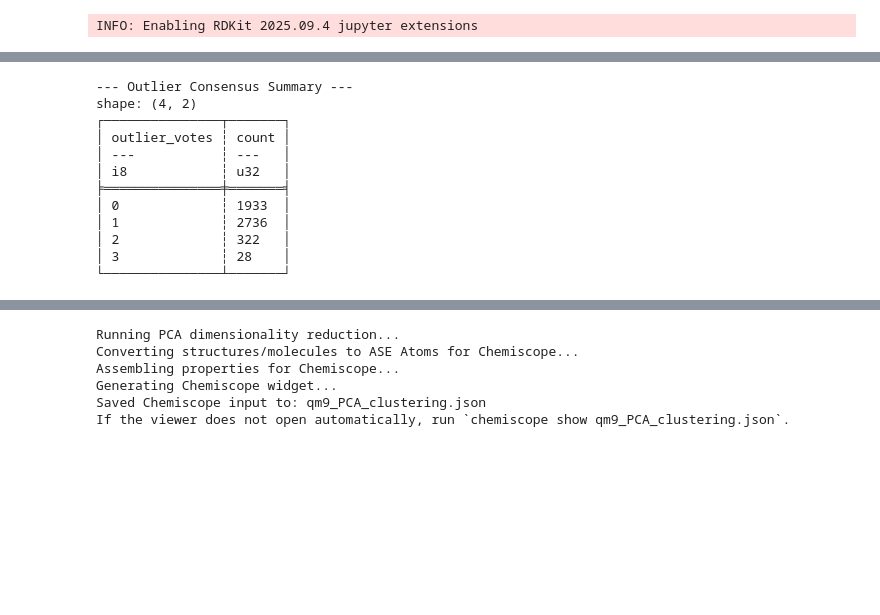
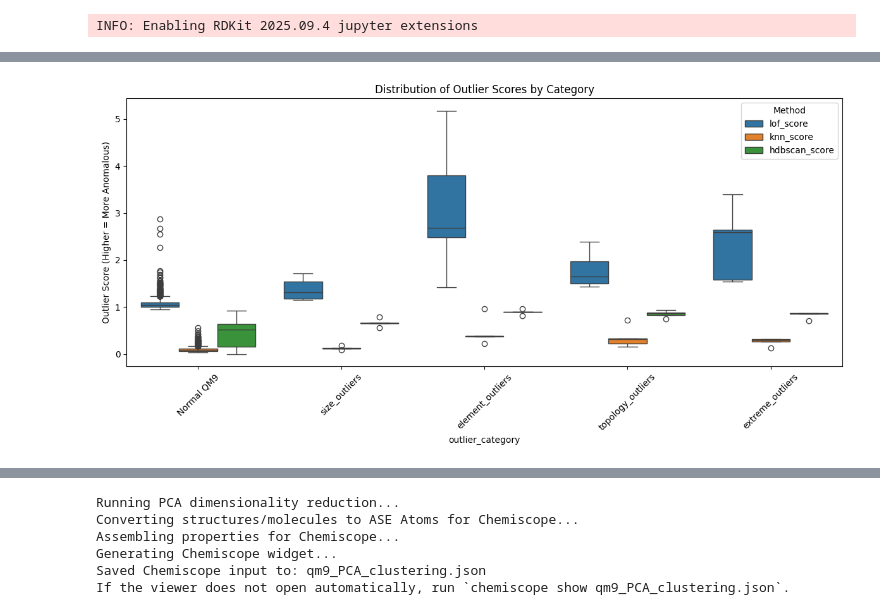
Before and after one commit to karlfindhansen/Non-Euclidean-Distances-in-Molecular-Representation, a Jupyter notebook: notebooks/QM9/outlier/outlier_detection.ipynb, the cells around one changed output, grey strips where cells are left out. Drawn from its saved outputs; the diff is of its cells as text; code cells hidden in the pictures; blank space fills up the shorter version.

```diff
--- a/notebooks/QM9/outlier/outlier_detection.ipynb
+++ b/notebooks/QM9/outlier/outlier_detection.ipynb
@@ -71,38 +93,41 @@ LOF — 2 distinct: -1: 33, 1: 4986
+# %%
+plot_score_distributions(df)
+# %% [output]
+[figure, added]
 # %%
-df = df.with_columns([
-    (pl.col("hdbscan_labels") == -1).cast(pl.Int8).alias("is_outlier_hdbscan"),
-    (pl.col("ocsvm_label") == -1).cast(pl.Int8).alias("is_outlier_ocsvm"),
-    (pl.col("lof_label") == -1).cast(pl.Int8).alias("is_outlier_lof"),
-])
+def append_outlier_consensus(df: pl.DataFrame) -> pl.DataFrame:
+    """Calculates outlier consensus and creates categorical strings for Chemiscope visualization."""
+    models = ["hdbscan", "knn", "lof"]
+    cols_to_add = []
+    vote_cols = []
 
-# 2. Create a "consensus score" (0 to 3)
-df = df.with_columns(
-    (pl.col("is_outlier_hdbscan") +
-        pl.col("is_outlier_ocsvm") +
-        pl.col("is_outlier_lof")).alias("outlier_votes")
-)
+    for model in models:
+        col_name = f"{model}_label"
+        if col_name in df.columns:
+            # 1. Create binary flag for voting (1 = outlier, 0 = inlier)
+            vote_col = f"is_{model}_outlier"
+            cols_to_add.append((pl.col(col_name) == -1).cast(pl.Int8).alias(vote_col))
+            vote_cols.append(pl.col(vote_col))
 
-# 3. Analyze the overlap
-vote_counts = df["outlier_votes"].value_counts().sort("outlier_votes")
-print("\n--- Outlier Consensus Summary ---")
-print(vote_counts)
+            # 2. Create readable string category for individual viewing
+            cols_to_add.append(
+                pl.when(pl.col(col_name) == -1).then(pl.lit("Outlier"))
+                .otherwise(pl.lit("Inlier"))
+                .alias(f"{model}_category")
+            )
 
-# 4. Extract the exact overlapping groups
-overlap_all_three = df.filter(pl.col("outlier_votes") == 3)
-overlap_at_least_two = df.filter(pl.col("outlier_votes") >= 2)
+    df_out = df.with_columns(cols_to_add)
 
-df = df.with_row_index("original_index")
-consensus_indices = df.filter(pl.col("outlier_votes") == 3)["original_index"].to_list()
+    # 3. Calculate total votes and map to color categories
+    if vote_cols:
+        df_out = df_out.with_columns(pl.sum_horizontal(vote_cols).alias("outlier_votes"))
+
+        df_out = df_out.with_columns(
+            pl.when(pl.col("outlier_votes") == 3).then(pl.lit("3: Consensus Outlier"))
+            .when(pl.col("outlier_votes") == 2).then(pl.lit("2: Strong Outlier"))
+            .when(pl.col("outlier_votes") == 1).then(pl.lit("1: Weak Outlier"))
+            .otherwise(pl.lit("0: Inlier"))
+            .alias("Consensus_Category")
+        )
+
+    return df_out
-# %% [output]
---- Outlier Consensus Summary ---
-shape: (4, 2)
-┌───────────────┬───────┐
-│ outlier_votes ┆ count │
-│ ---           ┆ ---   │
-│ i8            ┆ u32   │
-╞═══════════════╪═══════╡
-│ 0             ┆ 1933  │
-│ 1             ┆ 2736  │
-│ 2             ┆ 322   │
-│ 3             ┆ 28    │
-└───────────────┴───────┘
```
Also changed, not shown: parts of 12 cells of this notebook, 6 other files.
